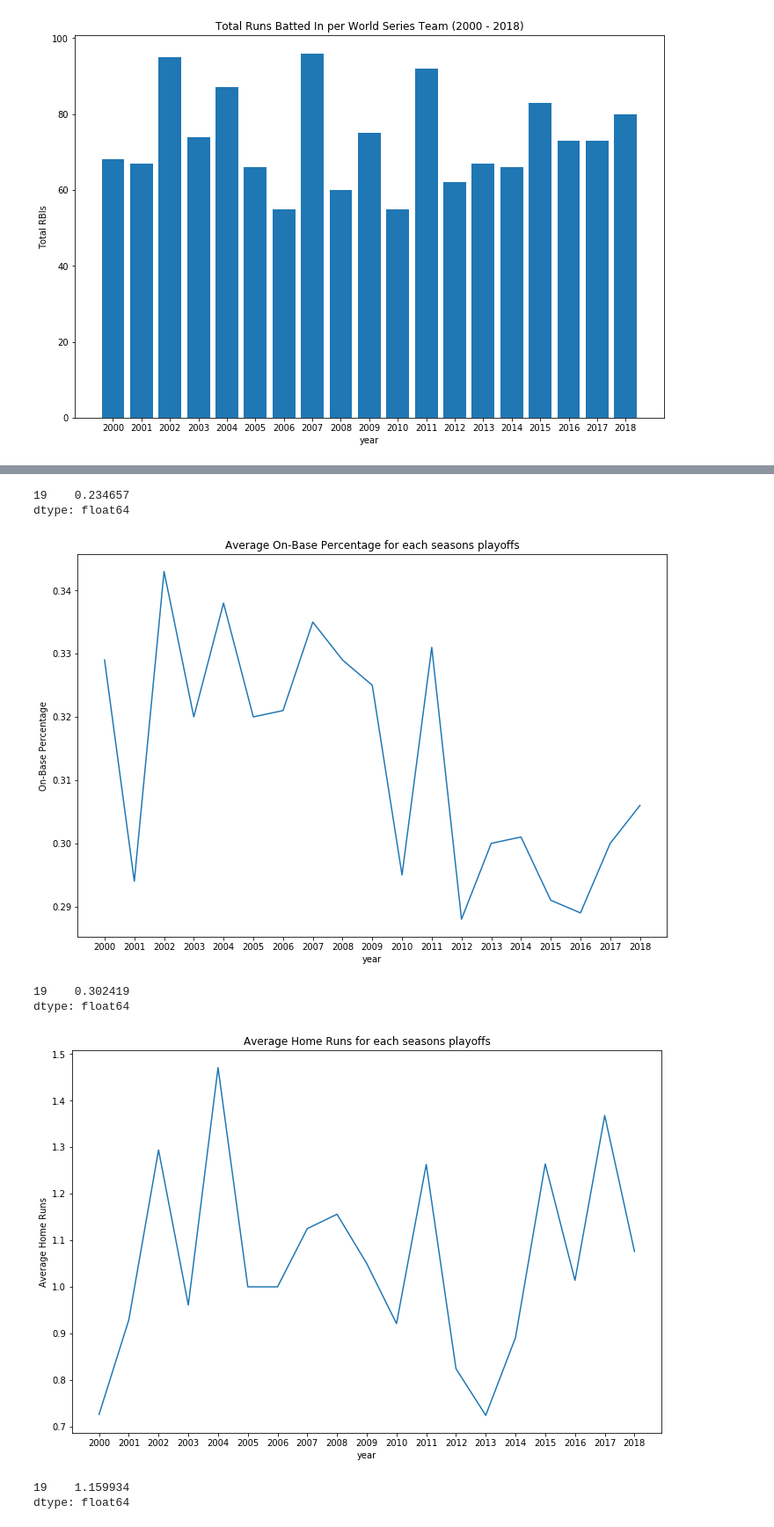
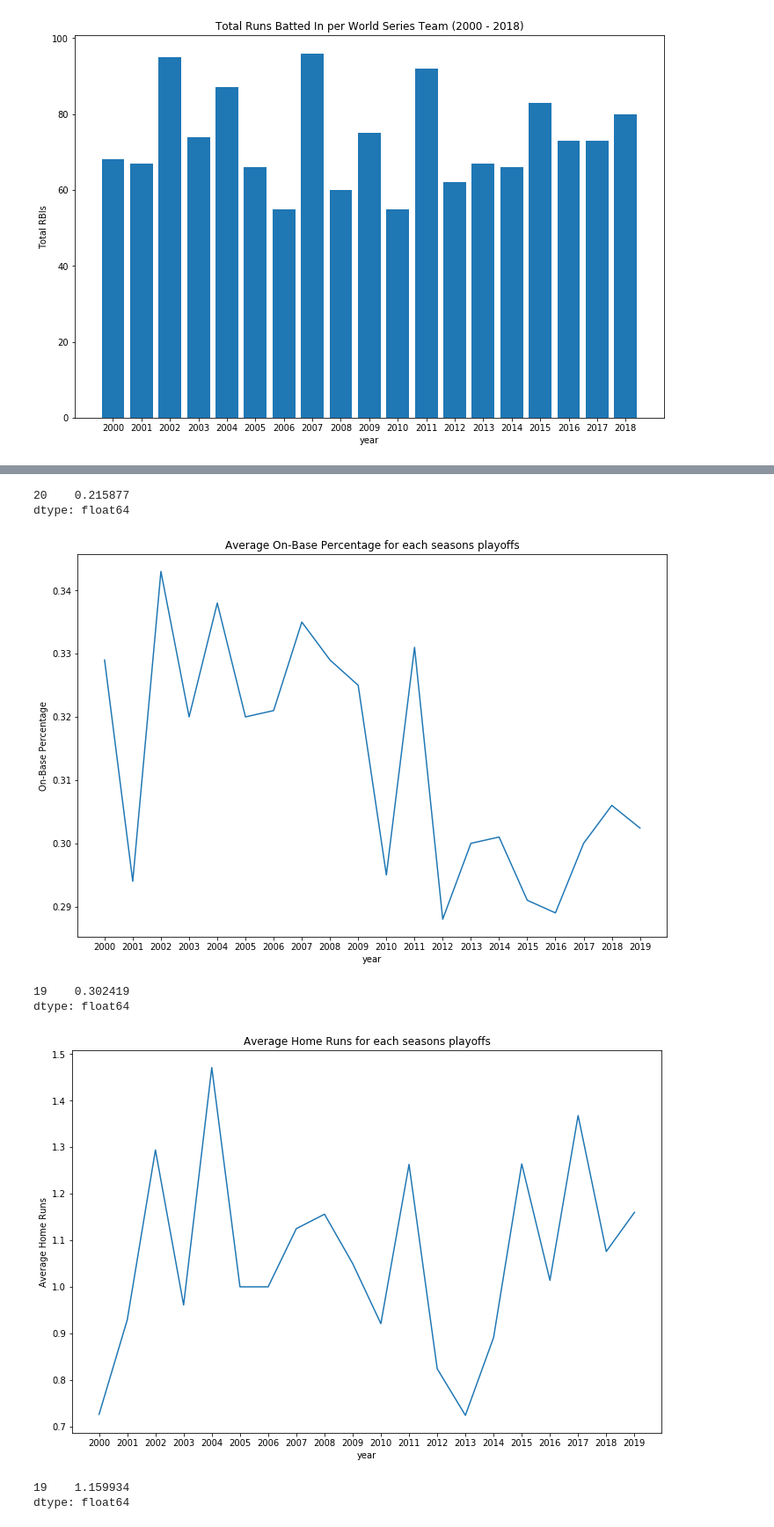
Before and after one commit to fairfield-university-ba505-fall2018/final-project-nfl-nerds, a Jupyter notebook: FinalNotebook.ipynb, the cells around one changed output, grey strips where cells are left out. Shown at 88% size. Saved outputs shown, nothing was run; the diff lists cells and outputs as text; code cells hidden in the pictures.

```diff
--- a/FinalNotebook.ipynb
+++ b/FinalNotebook.ipynb
@@ -182,7 +190,7 @@ BA_dict = {'2000':0.239, '2001':0.227, '2002':0.273,
           '2009':.245, '2010':.225, '2011':.250,
           '2012':.222, '2013':.227, '2014':.236,
           '2015':.225, '2016':.219, '2017':.216,
-          '2018':.216}
+          '2018':.216, '2019':0.215877}
 
 OBP_dict = {'2000':0.329, '2001':0.294, '2002':0.343,
           '2003':.320, '2004':.338, '2005':.32,
@@ -190,7 +198,7 @@ OBP_dict = {'2000':0.329, '2001':0.294, '2002':0.343,
           '2009':.325, '2010':.295, '2011':.331,
           '2012':.288, '2013':.300, '2014':.301,
           '2015':.291, '2016':.289, '2017':.300,
-          '2018':.306}
+          '2018':.306, '2019':0.302419}
 
 HR2_dict = {'2000':0.726, '2001':0.929, '2002':1.294,
           '2003':.961, '2004':1.471, '2005':1,
@@ -198,7 +206,7 @@ HR2_dict = {'2000':0.726, '2001':0.929, '2002':1.294,
           '2009':1.05, '2010':.921, '2011':1.263,
           '2012':.824, '2013':.724, '2014':.891,
           '2015':1.264, '2016':1.014, '2017':1.368,
-          '2018':1.076}
+          '2018':1.076, '2019':1.159934}
 
 #Creating a dictionary for total strikeouts for each year's playoffs.
 K_dict = {'2000':440, '2001':522, '2002':443,
@@ -207,7 +215,7 @@ K_dict = {'2000':440, '2001':522, '2002':443,
           '2009':445, '2010':531, '2011':583,
           '2012':622, '2013':654, '2014':482,
           '2015':653, '2016':630, '2017':699,
-          '2018':635}
+          '2018':635, '2019':638.236875}
 # %%
 #Created two separate variables for the dictionary's keys and values
 names = list(BA_dict.keys())
@@ -233,13 +241,13 @@ plt.show()
 df_BA = pd.DataFrame(list(BA_dict.values()))
 
 #Creating a moving-average model and fitting the model to forecast playoff batting average for 2019
-model = ARMA(df_BA, order=(0, 1))
+model = ARMA(df_BA, order=(5, 1))
 model_fit = model.fit()
 
 BA_predict = model_fit.predict(len(df_BA))
 print(BA_predict)
 # %% [output]
-19    0.234657
+20    0.215877
 dtype: float64
 # %%
 #Created two separate variables for the dictionary's keys and values
@@ -248,7 +256,7 @@ values = list(OBP_dict.values())
 
 #Creating a time series with the dictionary's keys and values & the key names as the tick names on the x-axis
 plt.plot(range(len(OBP_dict)), values)
-plt.xticks([0, 1, 2, 3, 4, 5, 6, 7, 8, 9, 10, 11, 12, 13, 14, 15, 16, 17, 18], names)
+plt.xticks(range(0, 20), names)
 
 #Creating a title, x-axis label, & y-axis label for the chart
 plt.title('Average On-Base Percentage for each seasons playoffs')
@@ -260,7 +268,7 @@ plt.rcParams['figure.figsize'] = (12, 8)
 
 plt.show()
 # %% [output]
-[figure, old version]
+[figure, new version]
 # %%
 #Creating a pandas DataFrame from On-Base Percentage dictionary values
 df_OBP = pd.DataFrame(list(OBP_dict.values()))
@@ -277,23 +285,23 @@ dtype: float64
 # %%
 #Created two separate variables for the dictionary's keys and values
 names = list(HR2_dict.keys())
 values = list(HR2_dict.values())
 
 #Creating a time series with the dictionary's keys and values & the key names as the tick names on the x-axis
 plt.plot(range(len(HR2_dict)), values)
-plt.xticks([0, 1, 2, 3, 4, 5, 6, 7, 8, 9, 10, 11, 12, 13, 14, 15, 16, 17, 18], names)
+plt.xticks(range(0, 20), names)
 
 #Creating a title, x-axis label, & y-axis label for the chart
 plt.title('Average Home Runs for each seasons playoffs')
 plt.xlabel('year')
 plt.ylabel('Average Home Runs')
 
 #Adjusting the size of chart so the x-axis labels do not overlap and are spaced properly
 plt.rcParams['figure.figsize'] = (12, 8)
 
 plt.show()
 # %% [output]
-[figure, old version]
+[figure, new version]
 # %%
 #Creating a pandas DataFrame from Average Home Runs dictionary values
 df_HR2 = pd.DataFrame(list(HR2_dict.values()))
```
Also changed, not shown: parts of 6 cells of this notebook.
